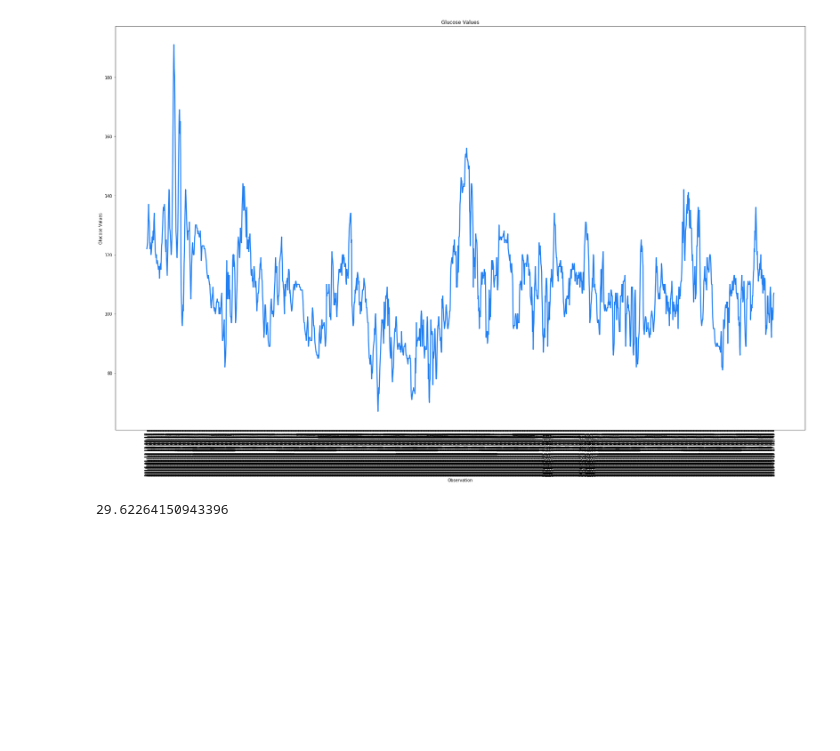
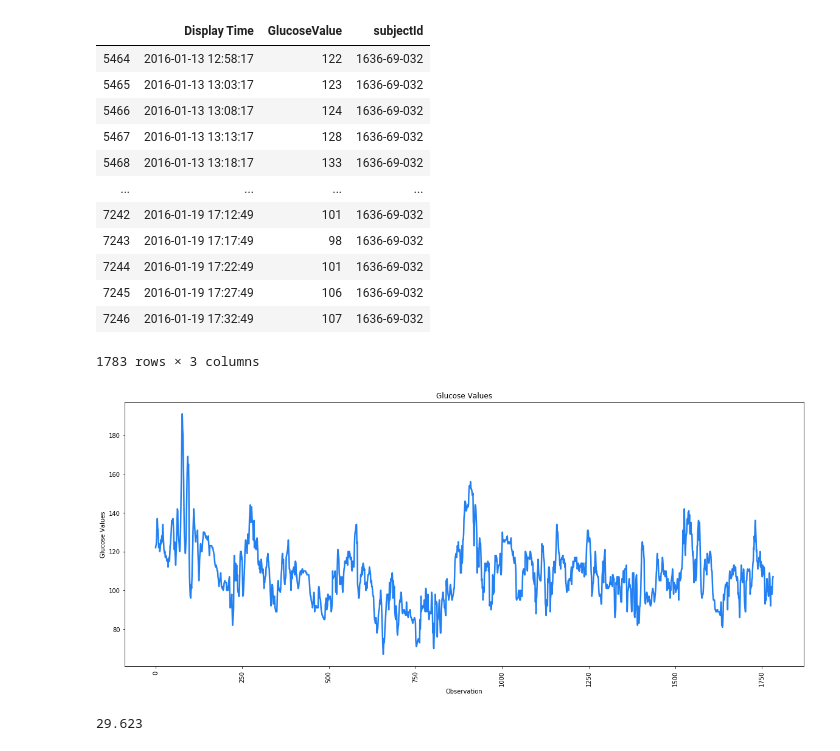
Before and after one commit to snehG0205/NCSA_genomics, a Jupyter notebook: Python - notebooks/MAGE tester.ipynb, the cells around one changed output. Saved outputs shown, nothing was run; the diff lists cells and outputs as text; code cells hidden in the pictures; blank space fills up the shorter version.

```diff
--- a/Python - notebooks/MAGE tester.ipynb
+++ b/Python - notebooks/MAGE tester.ipynb
@@ -7,23 +7,38 @@ from TSForecasting.mage_calc import MageDataSet
 #Extract Data
 data = pd.read_csv("~/Desktop/NCSA_genomics/Python - notebooks/TSForecasting/Data/Hall/data_hall_raw.csv")
 data = data[data['subjectId']=='1636-69-032']
+# %%
+data
+# %% [output]
+|  | Display Time | GlucoseValue | subjectId |
+| 5464 | 2016-01-13 12:58:17 | 122 | 1636-69-032 |
+| 5465 | 2016-01-13 13:03:17 | 123 | 1636-69-032 |
+| 5466 | 2016-01-13 13:08:17 | 124 | 1636-69-032 |
+| 5467 | 2016-01-13 13:13:17 | 128 | 1636-69-032 |
+| 5468 | 2016-01-13 13:18:17 | 133 | 1636-69-032 |
+| ... | ... | ... | ... |
+| 7242 | 2016-01-19 17:12:49 | 101 | 1636-69-032 |
+| 7243 | 2016-01-19 17:17:49 | 98 | 1636-69-032 |
+| 7244 | 2016-01-19 17:22:49 | 101 | 1636-69-032 |
+| 7245 | 2016-01-19 17:27:49 | 106 | 1636-69-032 |
+| 7246 | 2016-01-19 17:32:49 | 107 | 1636-69-032 |
+1783 rows × 3 columns
 # %%
-plt.figure(figsize=(30, 18))
-plt.plot(data['Display Time'],data['GlucoseValue'], label='True', color='#2280f2', linewidth=2.5)
+plt.figure(figsize=(20, 8))
+plt.plot(data['GlucoseValue'].tolist(), label='True', color='#2280f2', linewidth=2.5)
 plt.title("Glucose Values")
 plt.xlabel('Observation')
 plt.ylabel('Glucose Values')
 plt.xticks(rotation=90)
 plt.show()
 # %% [output]
-[figure, old version]
+[figure, new version]
 # %%
-
 glucs = data['GlucoseValue'].to_list()
 indices = [1*i for i in range(len(glucs))]
 m = MageDataSet(indices, glucs)
 k = m.getMAGE()
 
-print(k)
+print(round(k,3))
 # %% [output]
-29.62264150943396
+29.623
```
Also changed, not shown: parts of 4 cells of this notebook, 4 other files.
